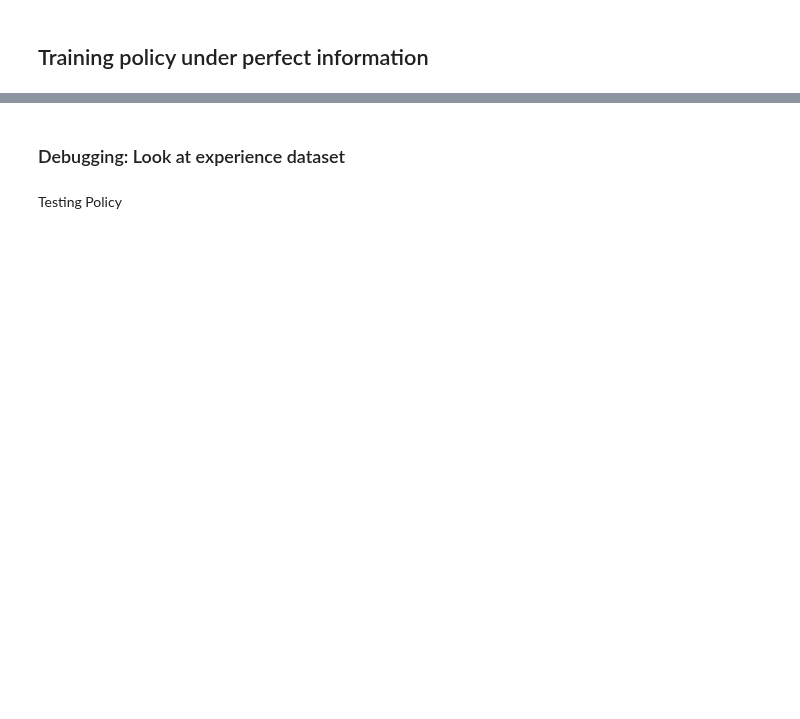
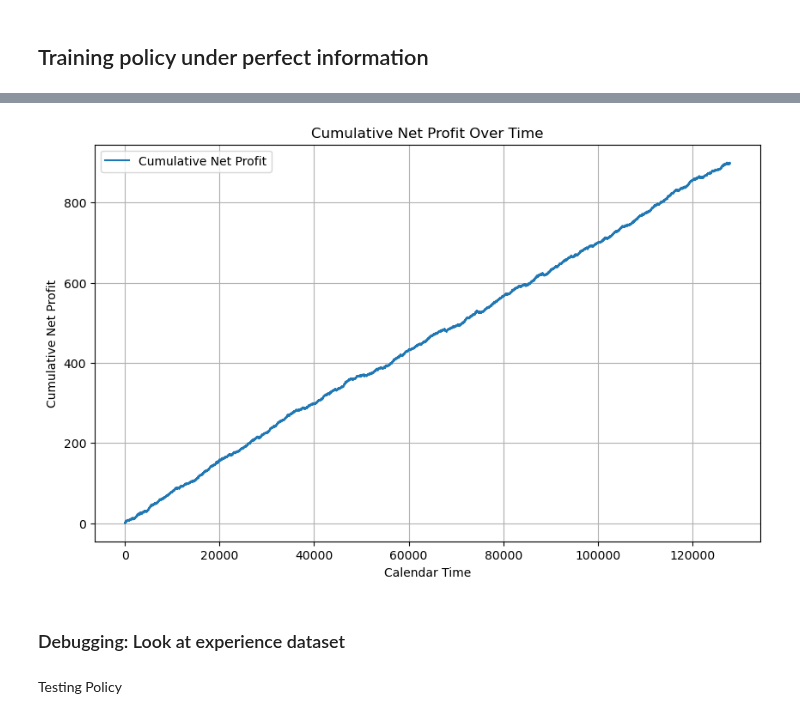
Before and after one commit to jooooooos/degradation_learning, a Jupyter notebook: simulate.ipynb, the cells around one changed output, grey strips where cells are left out. Drawn from its saved outputs; the diff is of its cells as text; code cells hidden in the pictures; blank space fills up the shorter version.

```diff
--- a/simulate.ipynb
+++ b/simulate.ipynb
@@ -127,8 +138,6 @@ simulation_df = pd.DataFrame(simulator.history)
 # %% [markdown]
 ## Training policy under perfect information
 # %%
-from policy import DPAgent
-
 class PerfectDegradationLearner:
     def __init__(self, d, theta_true, hazard_model):
         self.d = d
@@ -158,12 +167,19 @@ perfect_dpagent = DPAgent(
     params=mdp_params,
 )
 
-perfect_dpagent.train(
-    num_iterations=50,
-    dataset_size=5000000,
-    batch_size=1024
+# perfect_dpagent.train(
+#     num_iterations=50,
+#     dataset_size=500000,
+#     batch_size=1024
+# )
+
+# perfect_policy.q_network.save_state_dict('perfect_dpagent_q_network.pth')
+
+perfect_dpagent.q_network.load_state_dict(
+    torch.load('perfect_dpagent_q_network.pth', map_location=perfect_dpagent.device)
 )
+perfect_dpagent.q_network.eval()
 
-perfect_policy = perfect_dpagent.get_policy(
-    {'type': 'greedy'}
+policy = perfect_dpagent.get_policy(
+    {'type': 'greedy', 'epsilon': 0.0, 'tau': 1.0}
 )
@@ -169,0 +188,12 @@ perfect_policy = perfect_dpagent.get_policy(
+# %%
+num_repeat = 10
+histories = []
+
+for _ in range(num_repeat):
+    history = simulator.run_full_exploit(10000, policy)
+    history = pd.DataFrame(history)
+
+    history['net_profit'] = history['profit'] + history['loss']
+    # calculate cumulative profit and loss
+    history['cumulative_net_profit'] = history['net_profit'].cumsum()
+    histories.append(history)
@@ -170,3 +221,16 @@ perfect_policy = perfect_dpagent.get_policy(
+# %%
+ax = plt.figure(figsize=(10,6))
+
+# plot cumulative profit and loss over time
+plt.plot(history['calendar_time'], history['cumulative_net_profit'], label='Cumulative Net Profit')
+plt.xlabel('Calendar Time')
+plt.ylabel('Cumulative Net Profit')
+plt.title('Cumulative Net Profit Over Time')
+plt.legend()
+plt.grid()
+plt.show()
+# %% [output]
+[figure, added]
 # %% [markdown]
 ### Debugging: Look at experience dataset
 # %%
```
Also changed, not shown: parts of 4 cells of this notebook, 8 other files.
